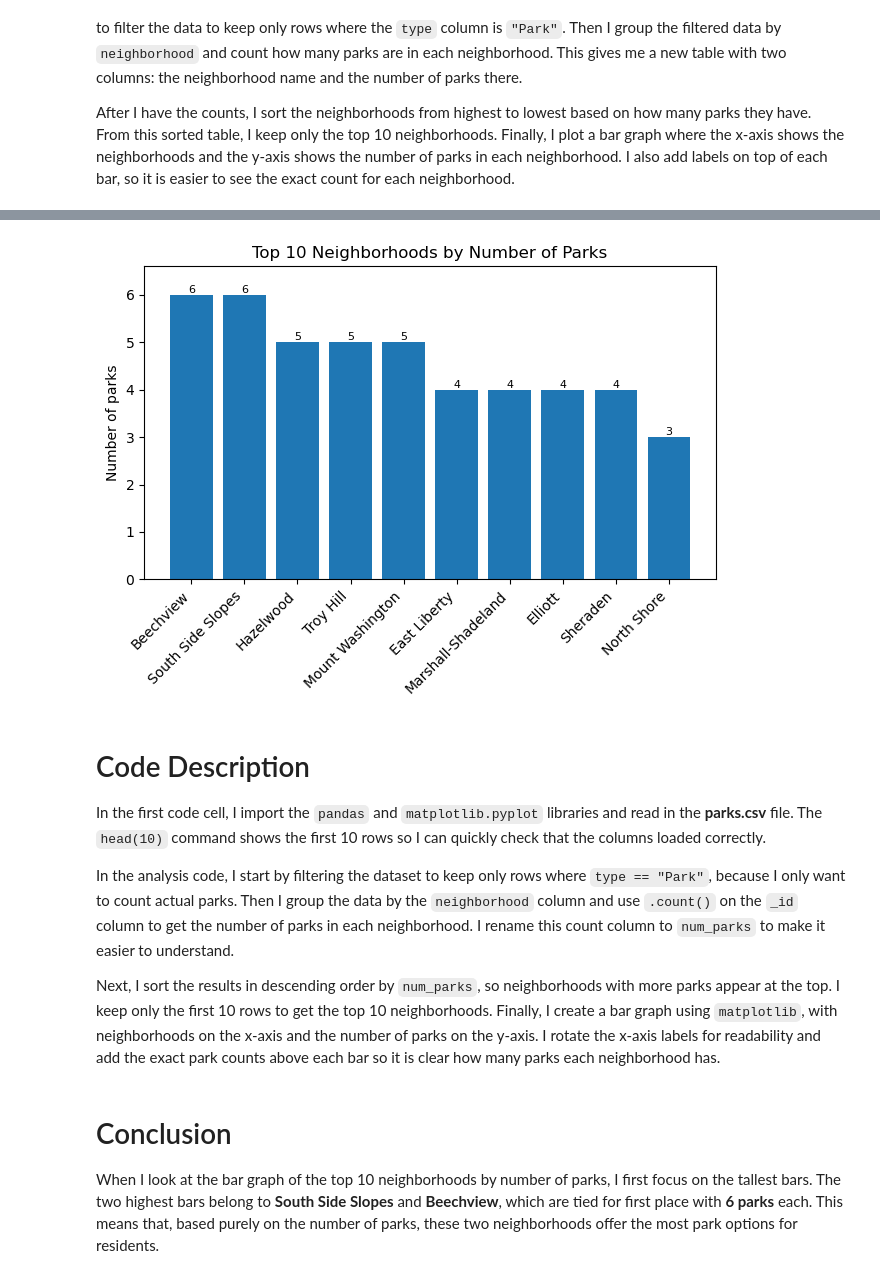
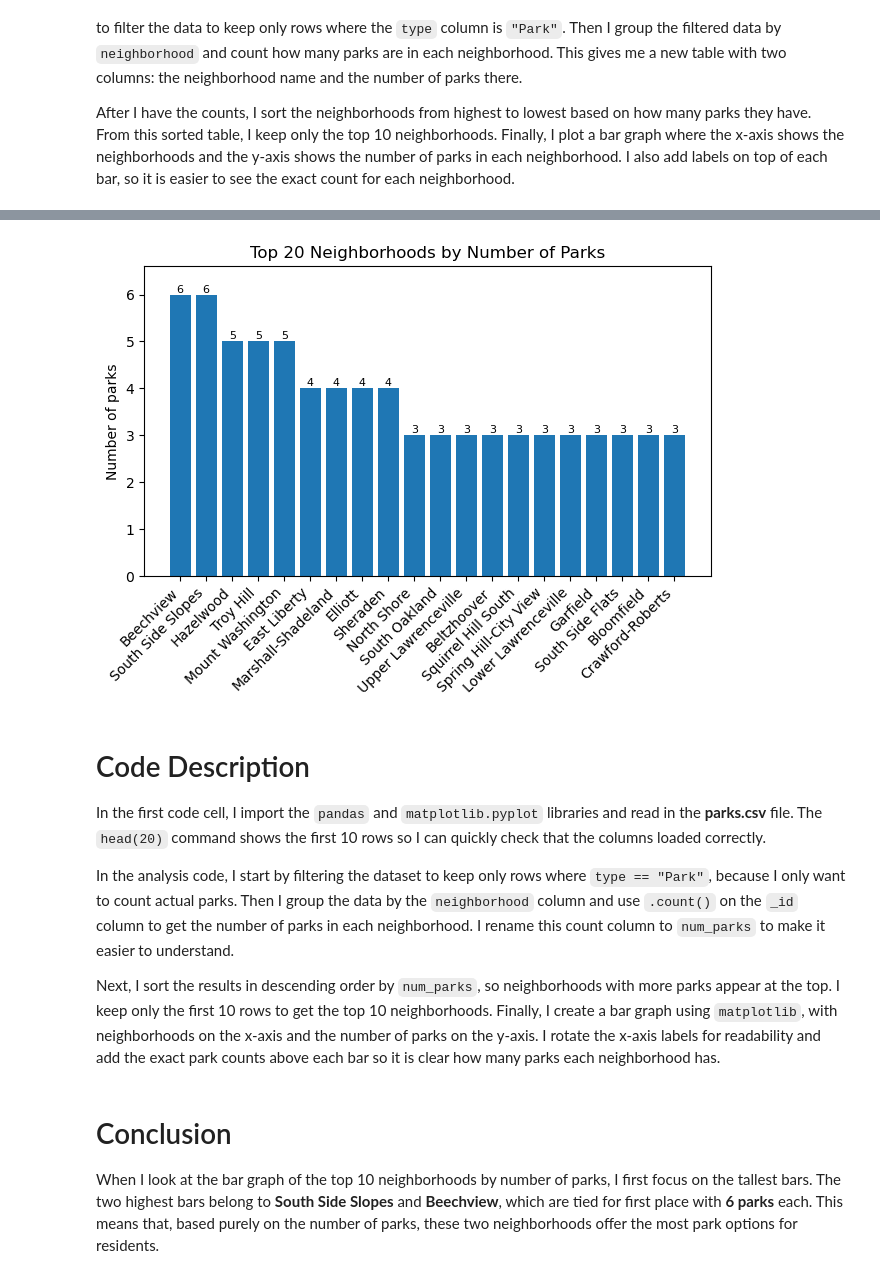
Before and after one commit to dxc1usive/FinalProject, a Jupyter notebook: Ramkumar1.ipynb, the cells around one changed output, grey strips where cells are left out. Drawn from its saved outputs; the diff is of its cells as text; code cells hidden in the pictures.

```diff
--- a/Ramkumar1.ipynb
+++ b/Ramkumar1.ipynb
@@ -30,7 +30,12 @@ For this metric, I only want to count real parks. The dataset includes different
 
 After I have the counts, I sort the neighborhoods from highest to lowest based on how many parks they have. From this sorted table, I keep only the top 10 neighborhoods. Finally, I plot a bar graph where the x-axis shows the neighborhoods and the y-axis shows the number of parks in each neighborhood. I also add labels on top of each bar, so it is easier to see the exact count for each neighborhood.
 # %%
-#Keep only rows where the type is exactly "Park"
+import pandas as pd
+import matplotlib.pyplot as plt
+
+#Load the parks dataset
+df = pd.read_csv("parks.csv")
+df.head(10)#Keep only rows where the type is exactly "Park"
 parks_only = df[df["type"] == "Park"].copy()
 
 #Group by neighborhood and count number of parks
@@ -41,10 +46,10 @@ park_counts = (
     .rename(columns={"_id": "num_parks"})
 )
 
-#Sort by number of parks (descending) and keep top 10
-top10_parks = park_counts.sort_values("num_parks", ascending=False).head(10)
+#Sort by number of parks (descending) and keep top 20
+top20_parks = park_counts.sort_values("num_parks", ascending=False).head(20)
 
-top10_parks
+top20_parks
 # %% [output]
 |  | neighborhood | num_parks |
 | 5 | Beechview | 6 |
@@ -60,35 +71,55 @@ top10_parks
 # %%
+import pandas as pd
+import matplotlib.pyplot as plt
+
+#Load the parks dataset
+df = pd.read_csv("parks.csv")
+df.head(10)#Keep only rows where the type is exactly "Park"
+parks_only = df[df["type"] == "Park"].copy()
+
+#Group by neighborhood and count number of parks
+park_counts = (
+    parks_only.groupby("neighborhood")["_id"]
+    .count()
+    .reset_index()
+    .rename(columns={"_id": "num_parks"})
+)
+
+#Sort by number of parks (descending) and keep top 20
+top20_parks = park_counts.sort_values("num_parks", ascending=False).head(20)
+
+top20_parks
 #Create bar graph of top 10 neighborhoods by number of parks
 plt.figure()
-bars = plt.bar(top10_parks["neighborhood"], top10_parks["num_parks"])
+bars = plt.bar(top20_parks["neighborhood"], top20_parks["num_parks"])
 plt.xticks(rotation=45, ha="right")
 plt.ylabel("Number of parks")
-plt.title("Top 10 Neighborhoods by Number of Parks")
+plt.title("Top 20 Neighborhoods by Number of Parks")
 
 #Add a little space above tallest bar
-plt.ylim(0, top10_parks["num_parks"].max() * 1.10 if top10_parks["num_parks"].max() > 0 else 1)
+plt.ylim(0, top20_parks["num_parks"].max() * 1.10 if top10_parks["num_parks"].max() > 0 else 1)
 
 #Add value labels on top of each bar
 ax = plt.gca()
 for b in bars:
     y = b.get_height()
     ax.text(
         b.get_x() + b.get_width() / 2,
         y,
         str(int(y)),
         ha="center",
         va="bottom",
         fontsize=8
     )
 
 plt.tight_layout()
 plt.show()
 # %% [output]
-[figure, old version]
+[figure, new version]
 # %% [markdown]
 # Code Description
 
-In the first code cell, I import the `pandas` and `matplotlib.pyplot` libraries and read in the **parks.csv** file. The `head(10)` command shows the first 10 rows so I can quickly check that the columns loaded correctly.
+In the first code cell, I import the `pandas` and `matplotlib.pyplot` libraries and read in the **parks.csv** file. The `head(20)` command shows the first 10 rows so I can quickly check that the columns loaded correctly.
 
 In the analysis code, I start by filtering the dataset to keep only rows where `type == "Park"`, because I only want to count actual parks. Then I group the data by the `neighborhood` column and use `.count()` on the `_id` column to get the number of parks in each neighborhood. I rename this count column to `num_parks` to make it easier to understand.
 
```
Also changed, not shown: parts of 1 cell of this notebook, 2 other files.
